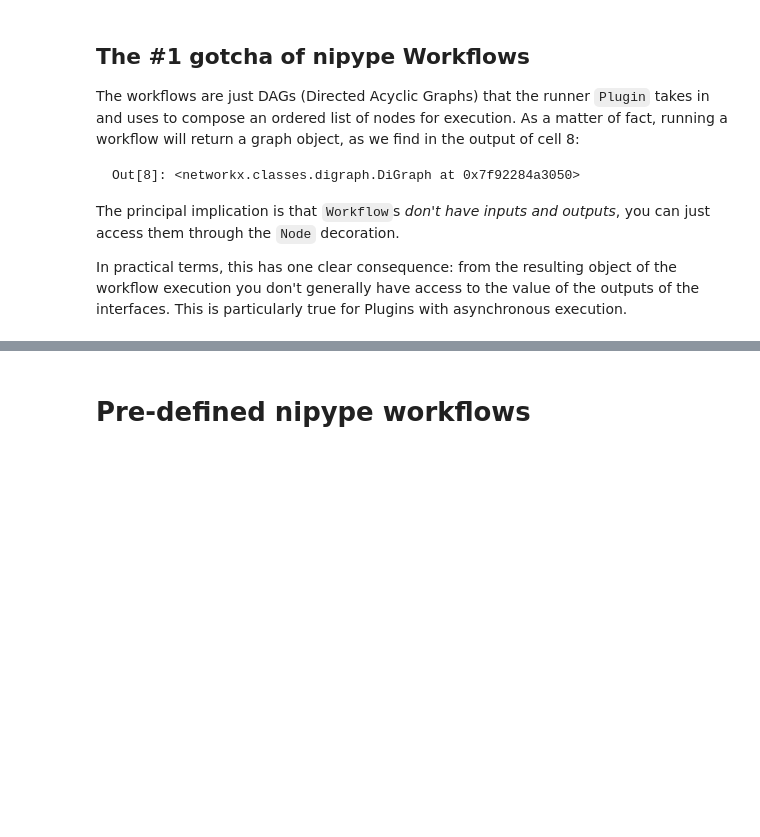
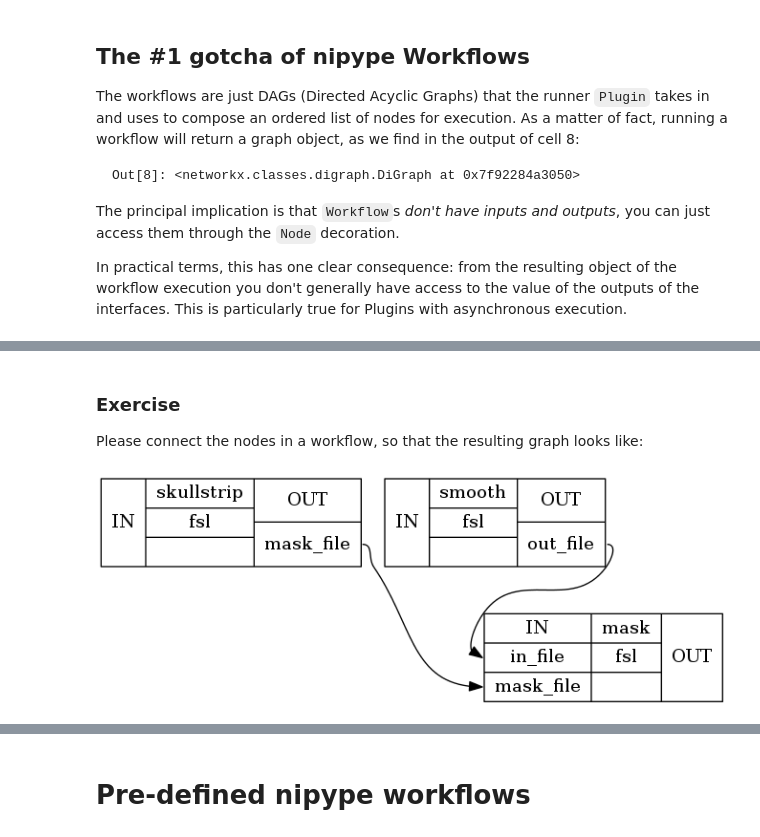
Before and after one commit to nipy/workshops, a Jupyter notebook: 170327-nipype/notebooks/new-workflows-and-interfaces/advanced_workflows.ipynb, the cells around one changed output, grey strips where cells are left out. Cells and saved outputs as stored; diff of their text form; code cells hidden in the pictures; blank space fills up the shorter version.

Commit message:
finishing up workflows

```diff
--- a/170327-nipype/notebooks/new-workflows-and-interfaces/advanced_workflows.ipynb
+++ b/170327-nipype/notebooks/new-workflows-and-interfaces/advanced_workflows.ipynb
@@ -321,0 +346,9 @@ In practical terms, this has one clear consequence: from the resulting object of
+# %% [markdown]
+### Exercise
+
+Please connect the nodes in a workflow, so that the resulting graph looks like:
+# %%
+from IPython.display import Image
+Image(filename="smoothflow.png")
+# %% [output]
+[figure, added]
```
Also changed, not shown: parts of 11 cells of this notebook, 1 other file.
